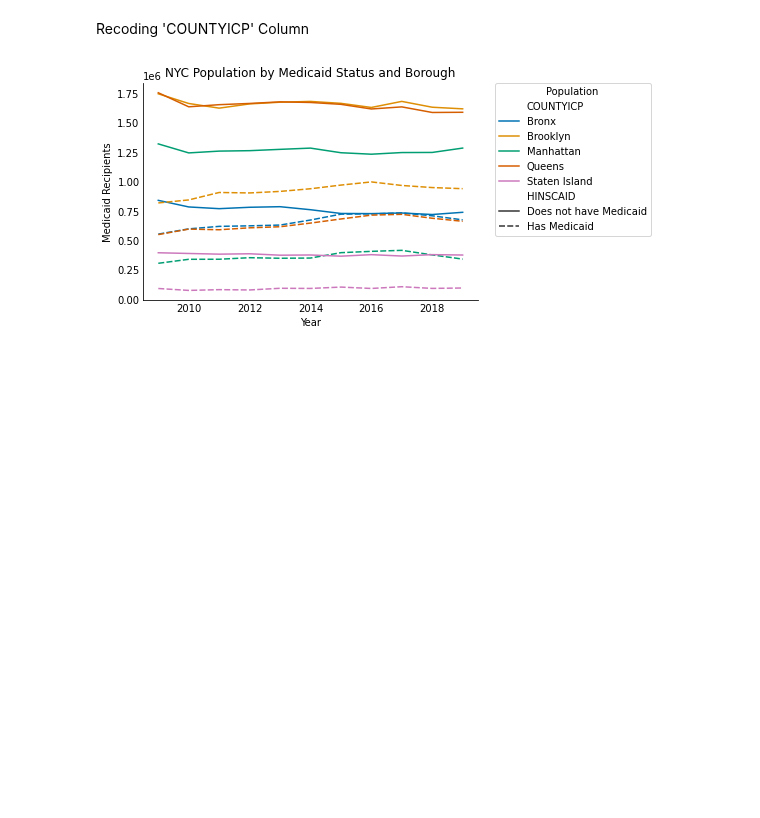
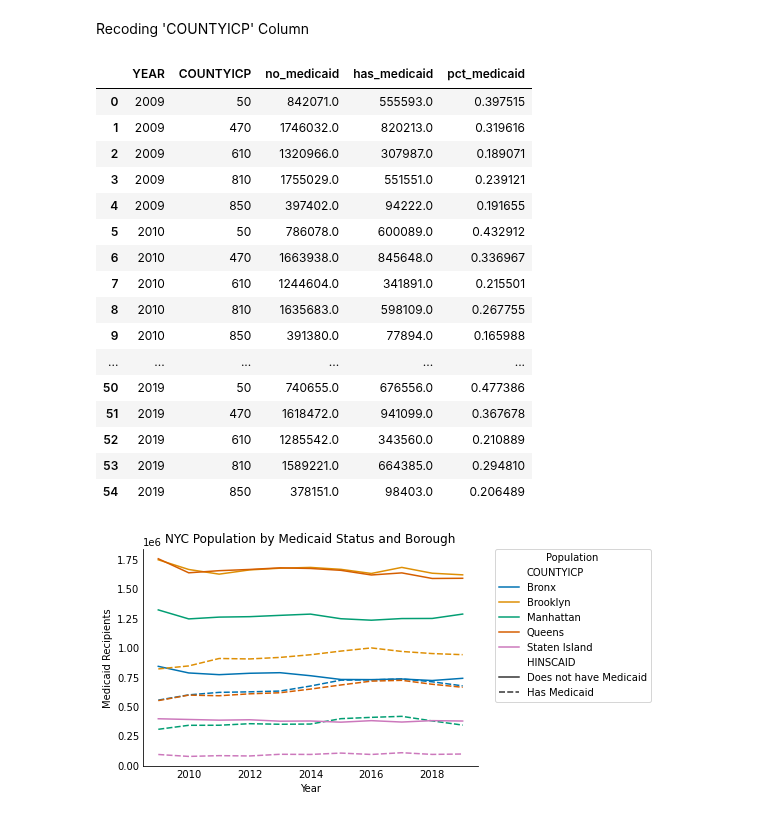
Before and after one commit to mspp-data-studio-2021/Ariel_Medex, a Jupyter notebook: 004 Combined Medicaid and Non-Medicaid Population Analysis.ipynb, the cells around one changed output. Saved outputs shown, nothing was run; the diff lists cells and outputs as text; code cells hidden in the pictures; blank space fills up the shorter version.

```diff
--- a/004 Combined Medicaid and Non-Medicaid Population Analysis.ipynb
+++ b/004 Combined Medicaid and Non-Medicaid Population Analysis.ipynb
@@ -101,6 +111,33 @@ plt.savefig('NYC Population by Medicaid Status.png', bbox_inches='tight')
 weighted = df.groupby(['YEAR', 'HINSCAID', 'COUNTYICP'], as_index=False).sum()[['YEAR', 'HINSCAID', 'COUNTYICP', 'PERWT']]
 # %% [markdown]
 Recoding 'COUNTYICP' Column
+# %%
+weighted_pivot = weighted.pivot(index = ['YEAR', 'COUNTYICP'], columns = 'HINSCAID', values = "PERWT") \
+    .reset_index()
+
+weighted_pivot.columns = ['YEAR', 'COUNTYICP', 'no_medicaid', 'has_medicaid']
+
+weighted_pivot['pct_medicaid'] = weighted_pivot["has_medicaid"] / (weighted_pivot["no_medicaid"] + weighted_pivot["has_medicaid"])
+
+weighted_pivot
+# %% [output]
+|  | YEAR | COUNTYICP | no_medicaid | has_medicaid | pct_medicaid |
+| 0 | 2009 | 50 | 842071.0 | 555593.0 | 0.397515 |
+| 1 | 2009 | 470 | 1746032.0 | 820213.0 | 0.319616 |
+| 2 | 2009 | 610 | 1320966.0 | 307987.0 | 0.189071 |
+| 3 | 2009 | 810 | 1755029.0 | 551551.0 | 0.239121 |
+| 4 | 2009 | 850 | 397402.0 | 94222.0 | 0.191655 |
+| 5 | 2010 | 50 | 786078.0 | 600089.0 | 0.432912 |
+| 6 | 2010 | 470 | 1663938.0 | 845648.0 | 0.336967 |
+| 7 | 2010 | 610 | 1244604.0 | 341891.0 | 0.215501 |
+| 8 | 2010 | 810 | 1635683.0 | 598109.0 | 0.267755 |
+| 9 | 2010 | 850 | 391380.0 | 77894.0 | 0.165988 |
+| ... | ... | ... | ... | ... | ... |
+| 50 | 2019 | 50 | 740655.0 | 676556.0 | 0.477386 |
+| 51 | 2019 | 470 | 1618472.0 | 941099.0 | 0.367678 |
+| 52 | 2019 | 610 | 1285542.0 | 343560.0 | 0.210889 |
+| 53 | 2019 | 810 | 1589221.0 | 664385.0 | 0.294810 |
+| 54 | 2019 | 850 | 378151.0 | 98403.0 | 0.206489 |
 # %%
 weighted['COUNTYICP'].replace({50: 'Bronx', 470: 'Brooklyn', 610: 'Manhattan', 810:
                          'Queens', 850:'Staten Island'}, inplace=True)
```
Also changed, not shown: parts of 1 cell of this notebook.
